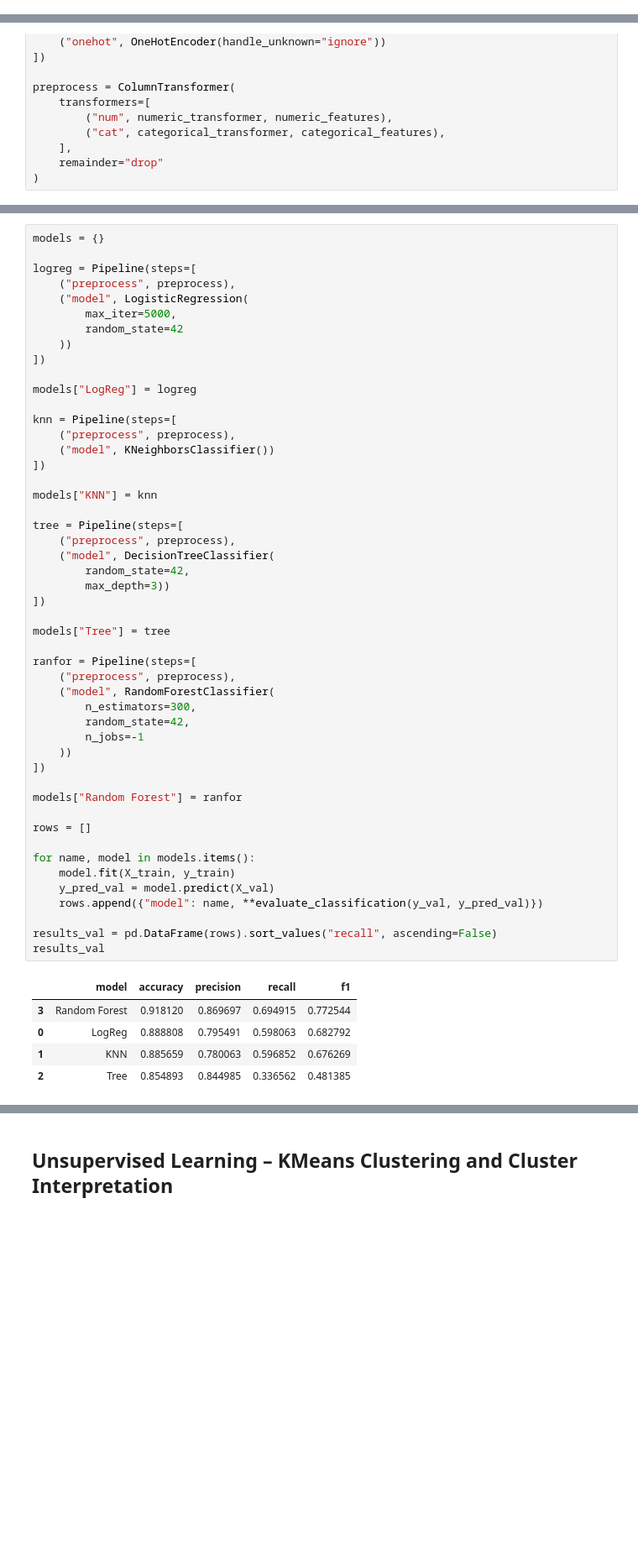
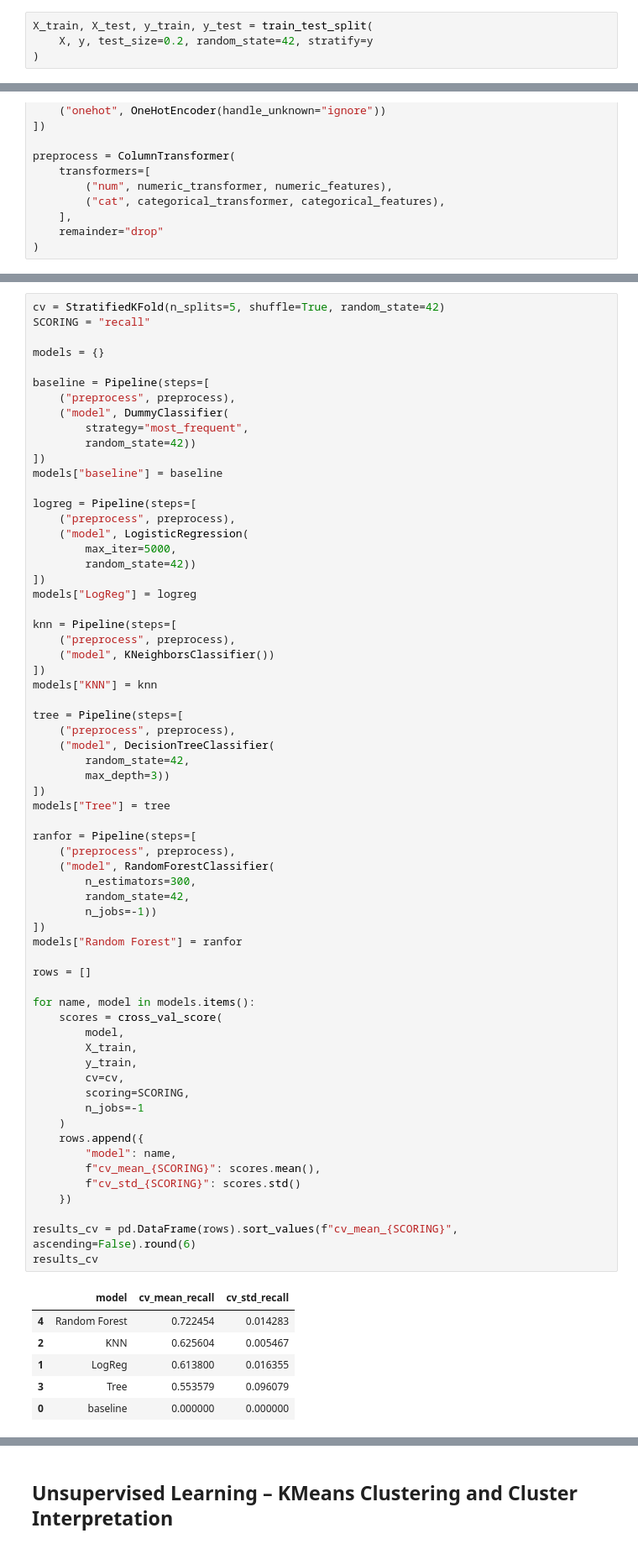
Before and after one commit to MalinMo/California-Housing, a Jupyter notebook: ML_Uppgift1_Malin_Moisander.ipynb, the cells around one changed output, grey strips where cells are left out. Shown at 84% size. Saved outputs shown, nothing was run; the diff lists cells and outputs as text; blank space fills up the shorter version.

```diff
--- a/ML_Uppgft1_Malin_Moisander.ipynb
+++ b/ML_Uppgift1_Malin_Moisander.ipynb
@@ -224 +180,5 @@ Name: proportion, dtype: float64
+# %%
+X_train, X_test, y_train, y_test = train_test_split(
+    X, y, test_size=0.2, random_state=42, stratify=y
+)
 # %% [markdown]
@@ -292,55 +220,71 @@ Validation Metrics for Baseline:
 # %%
+cv = StratifiedKFold(n_splits=5, shuffle=True, random_state=42)
+SCORING = "recall"
+
 models = {}
+
+baseline = Pipeline(steps=[
+    ("preprocess", preprocess),
+    ("model", DummyClassifier(
+        strategy="most_frequent",
+        random_state=42))
+])
+models["baseline"] = baseline
 
 logreg = Pipeline(steps=[
     ("preprocess", preprocess),
     ("model", LogisticRegression(
         max_iter=5000,
-        random_state=42
-    ))
+        random_state=42))
 ])
-
 models["LogReg"] = logreg
 
 knn = Pipeline(steps=[
     ("preprocess", preprocess),
     ("model", KNeighborsClassifier())
 ])
-
 models["KNN"] = knn
 
 tree = Pipeline(steps=[
     ("preprocess", preprocess),
     ("model", DecisionTreeClassifier(
         random_state=42,
         max_depth=3))
 ])
-
 models["Tree"] = tree
 
 ranfor = Pipeline(steps=[
     ("preprocess", preprocess),
     ("model", RandomForestClassifier(
         n_estimators=300,
         random_state=42,
-        n_jobs=-1
-    ))
+        n_jobs=-1))
 ])
-
 models["Random Forest"] = ranfor
 
 rows = []
 
 for name, model in models.items():
-    model.fit(X_train, y_train)
-    y_pred_val = model.predict(X_val)
-    rows.append({"model": name, **evaluate_classification(y_val, y_pred_val)})
+    scores = cross_val_score(
+        model,
+        X_train,
+        y_train,
+        cv=cv,
+        scoring=SCORING,
+        n_jobs=-1
+    )
+    rows.append({
+        "model": name,
+        f"cv_mean_{SCORING}": scores.mean(),
+        f"cv_std_{SCORING}": scores.std()
+    })
 
-results_val = pd.DataFrame(rows).sort_values("recall", ascending=False)
-results_val
+results_cv = pd.DataFrame(rows).sort_values(f"cv_mean_{SCORING}", ascending=False).round(6)
+results_cv
 # %% [output]
-|  | model | accuracy | precision | recall | f1 |
-| 3 | Random Forest | 0.918120 | 0.869697 | 0.694915 | 0.772544 |
-| 0 | LogReg | 0.888808 | 0.795491 | 0.598063 | 0.682792 |
-| 1 | KNN | 0.885659 | 0.780063 | 0.596852 | 0.676269 |
-| 2 | Tree | 0.854893 | 0.844985 | 0.336562 | 0.481385 |
+|  | model | cv_mean_recall | cv_std_recall |
+| 4 | Random Forest | 0.722454 | 0.014283 |
+| 2 | KNN | 0.625604 | 0.005467 |
+| 1 | LogReg | 0.613800 | 0.016355 |
+| 3 | Tree | 0.553579 | 0.096079 |
+| 0 | baseline | 0.000000 | 0.000000 |
```
Also changed, not shown: parts of 30 cells of this notebook.
